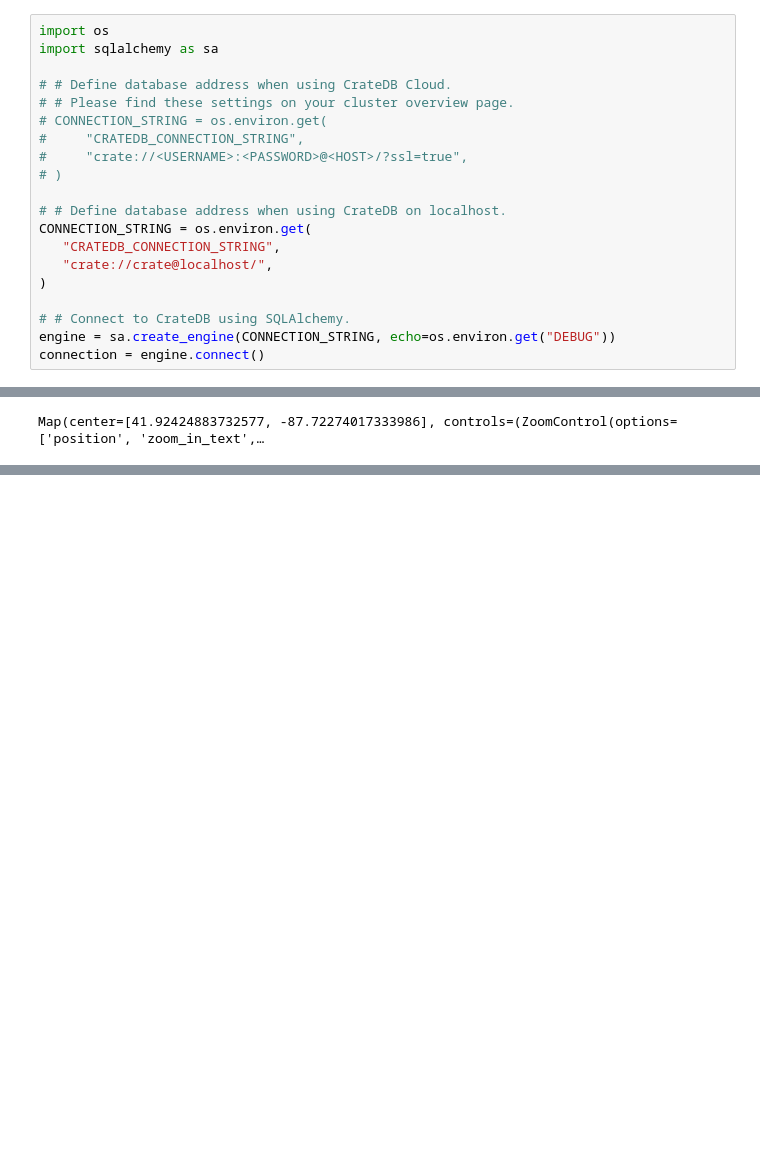
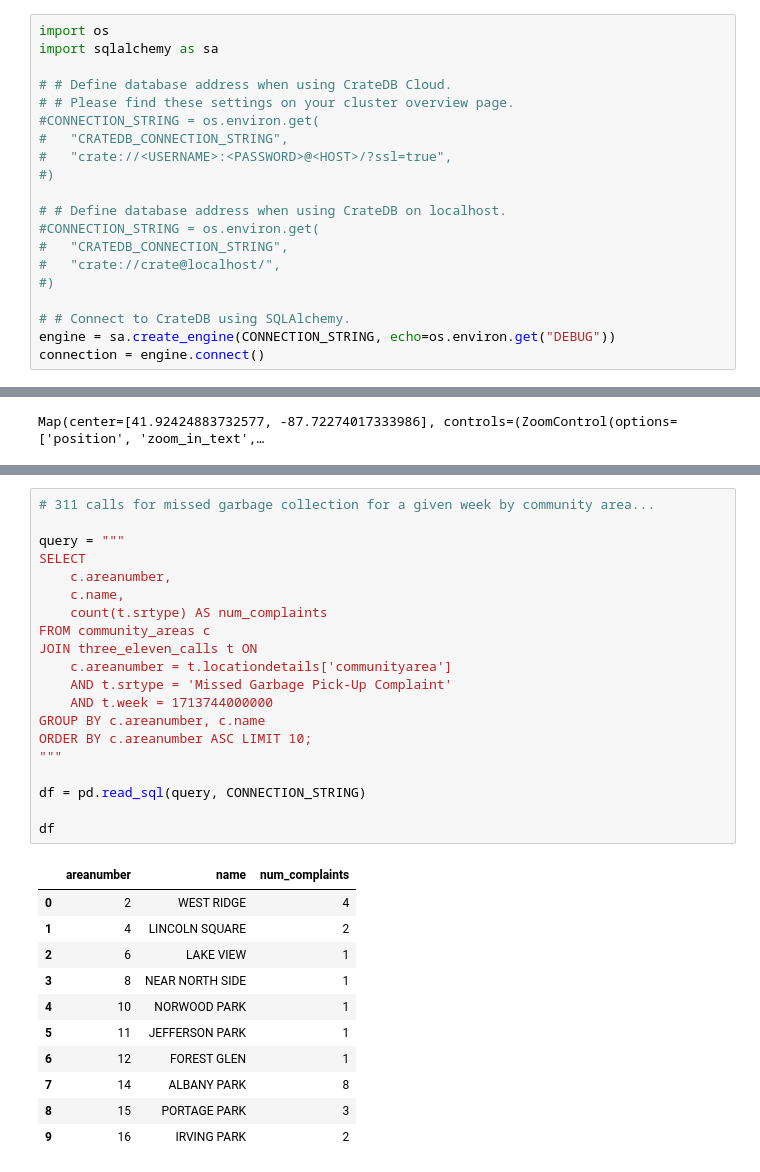
Before and after one commit to crate/academy-fundamentals-course, a Jupyter notebook: notebooks/multi_model_data/multi_model_data.ipynb, the cells around one changed output, grey strips where cells are left out. Cells and saved outputs as stored; diff of their text form; blank space fills up the shorter version.

```diff
--- a/notebooks/multi_model_data/multi_model_data.ipynb
+++ b/notebooks/multi_model_data/multi_model_data.ipynb
@@ -20,16 +28,16 @@ import sqlalchemy as sa
 
 # # Define database address when using CrateDB Cloud.
 # # Please find these settings on your cluster overview page.
-# CONNECTION_STRING = os.environ.get(
-#     "CRATEDB_CONNECTION_STRING",
-#     "crate://<USERNAME>:<PASSWORD>@<HOST>/?ssl=true",
-# )
+#CONNECTION_STRING = os.environ.get(
+#   "CRATEDB_CONNECTION_STRING",
+#   "crate://<USERNAME>:<PASSWORD>@<HOST>/?ssl=true",
+#)
 
 # # Define database address when using CrateDB on localhost.
-CONNECTION_STRING = os.environ.get(
-   "CRATEDB_CONNECTION_STRING",
-   "crate://crate@localhost/",
-)
+#CONNECTION_STRING = os.environ.get(
+#   "CRATEDB_CONNECTION_STRING",
+#   "crate://crate@localhost/",
+#)
 
 # # Connect to CrateDB using SQLAlchemy.
 engine = sa.create_engine(CONNECTION_STRING, echo=os.environ.get("DEBUG"))
@@ -397,0 +541,32 @@ Map(center=[41.92424883732577, -87.72274017333986], controls=(ZoomControl(option
+# %%
+# 311 calls for missed garbage collection for a given week by community area...
+
+query = """
+SELECT
+    c.areanumber,
+    c.name,
+    count(t.srtype) AS num_complaints
+FROM community_areas c
+JOIN three_eleven_calls t ON
+    c.areanumber = t.locationdetails['communityarea']
+    AND t.srtype = 'Missed Garbage Pick-Up Complaint'
+    AND t.week = 1713744000000
+GROUP BY c.areanumber, c.name
+ORDER BY c.areanumber ASC LIMIT 10;
+"""
+
+df = pd.read_sql(query, CONNECTION_STRING)
+
+df
+# %% [output]
+|  | areanumber | name | num_complaints |
+| 0 | 2 | WEST RIDGE | 4 |
+| 1 | 4 | LINCOLN SQUARE | 2 |
+| 2 | 6 | LAKE VIEW | 1 |
+| 3 | 8 | NEAR NORTH SIDE | 1 |
+| 4 | 10 | NORWOOD PARK | 1 |
+| 5 | 11 | JEFFERSON PARK | 1 |
+| 6 | 12 | FOREST GLEN | 1 |
+| 7 | 14 | ALBANY PARK | 8 |
+| 8 | 15 | PORTAGE PARK | 3 |
+| 9 | 16 | IRVING PARK | 2 |
```
Also changed, not shown: parts of 30 cells of this notebook.
